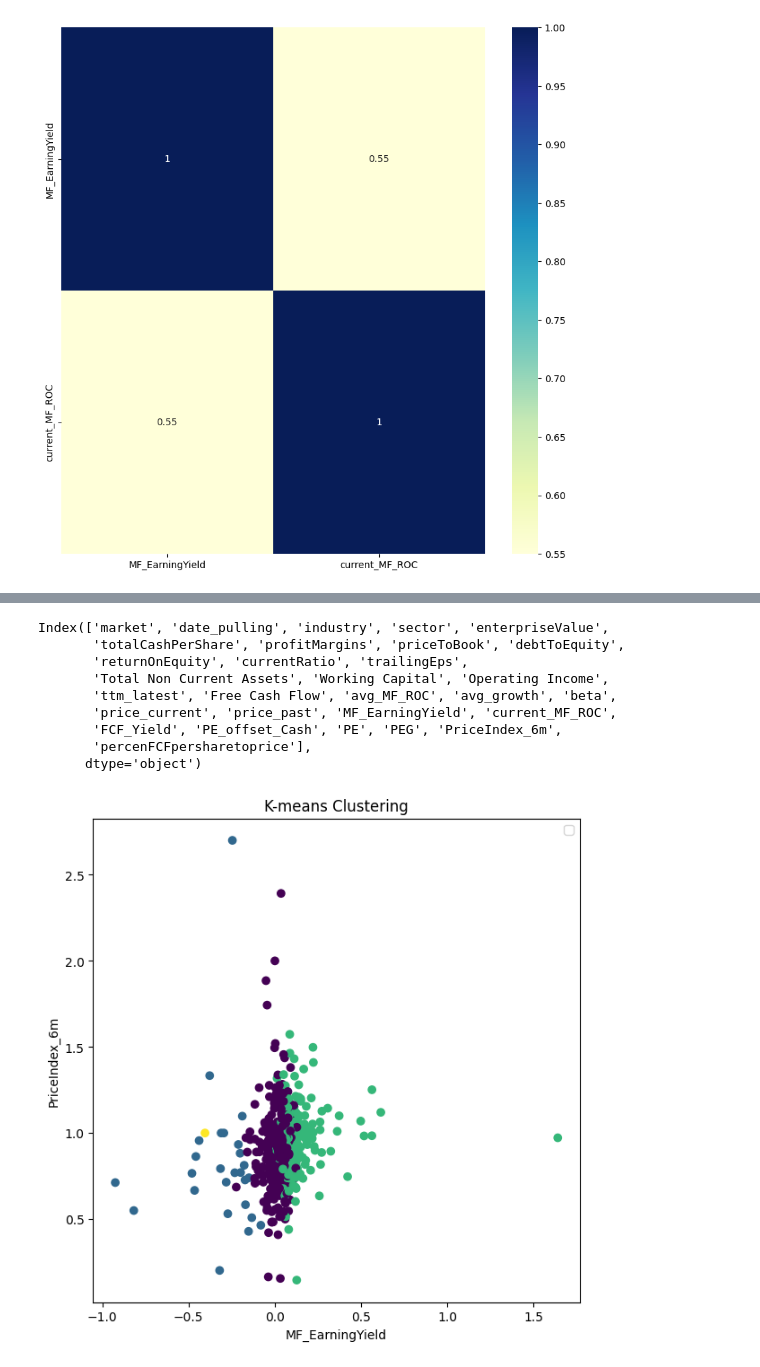
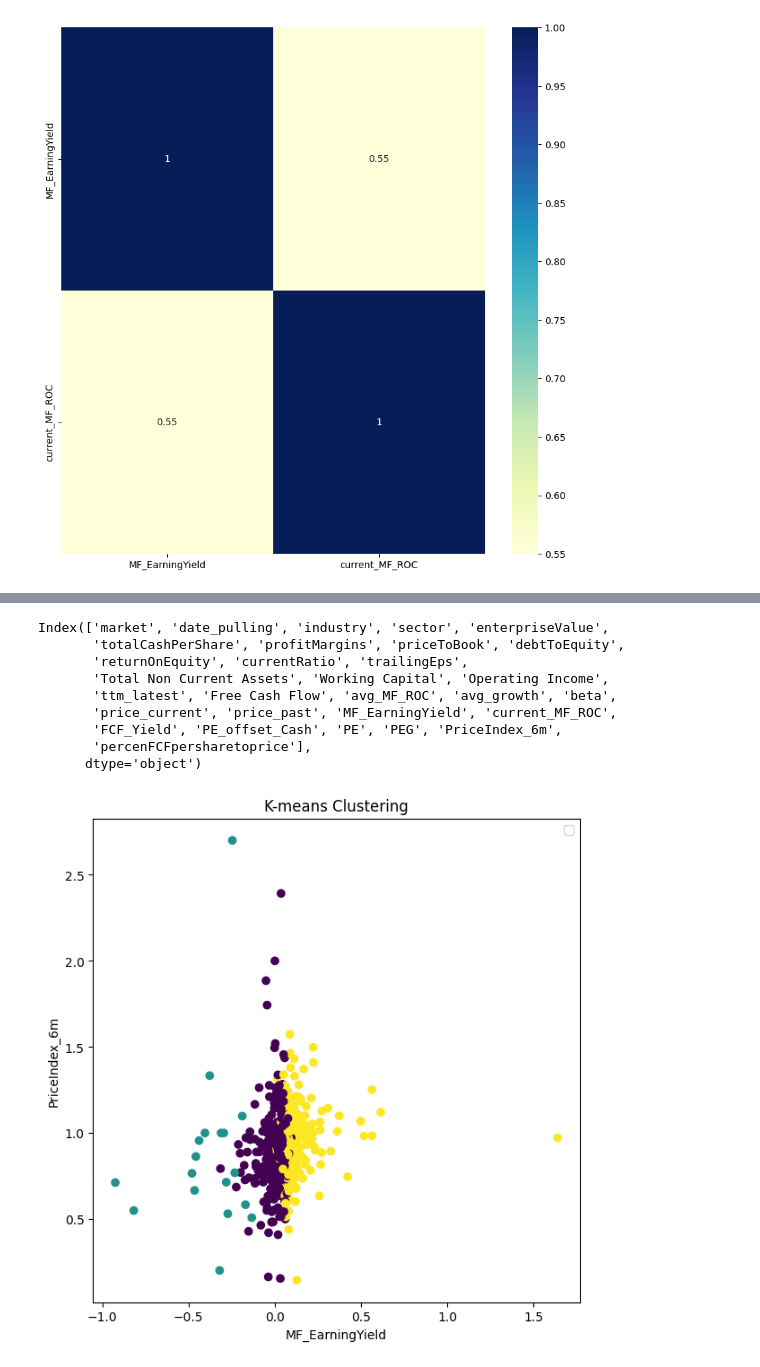
Before and after one commit to NarasetS/Essence_of_Healthy_Stocks, a Jupyter notebook: 3_ClusteringAnalysis.ipynb, the cells around one changed output, grey strips where cells are left out. Saved outputs shown, nothing was run; the diff lists cells and outputs as text; code cells hidden in the pictures.

```diff
--- a/3_ClusteringAnalysis.ipynb
+++ b/3_ClusteringAnalysis.ipynb
@@ -111,36 +111,36 @@ plt.show()
 # %%
 # K-means clustering
-n_clusters = 4
+n_clusters = 3
 kmeans = KMeans(n_clusters=n_clusters,random_state = 1)
 kmeans_labels = kmeans.fit_predict(scaled_data)
 
 # Plotting the clusters
 fig, ax1 = plt.subplots(1, 1, figsize=(7, 7))
 
 print(data.columns)
 yax = "PriceIndex_6m"
 xax = "MF_EarningYield"
 
 # K-means plot
 ax1.scatter(data[xax], data[yax], c=kmeans_labels, cmap='viridis')
 ax1.set_title('K-means Clustering')
 ax1.set_xlabel(xax)
 ax1.set_ylabel(yax)
 ax1.legend(loc='upper right')
 
 
 plt.show()
 # %% [output]
 Index(['market', 'date_pulling', 'industry', 'sector', 'enterpriseValue',
        'totalCashPerShare', 'profitMargins', 'priceToBook', 'debtToEquity',
        'returnOnEquity', 'currentRatio', 'trailingEps',
        'Total Non Current Assets', 'Working Capital', 'Operating Income',
        'ttm_latest', 'Free Cash Flow', 'avg_MF_ROC', 'avg_growth', 'beta',
        'price_current', 'price_past', 'MF_EarningYield', 'current_MF_ROC',
        'FCF_Yield', 'PE_offset_Cash', 'PE', 'PEG', 'PriceIndex_6m',
        'percenFCFpersharetoprice'],
       dtype='object')
-[figure, old version]
+[figure, new version]
 # %%
 data['clusterno_kmeans'] = kmeans_labels
 print(data['clusterno_kmeans'].value_counts().sort_index())
```
Also changed, not shown: parts of 5 cells of this notebook, 1 other file.
